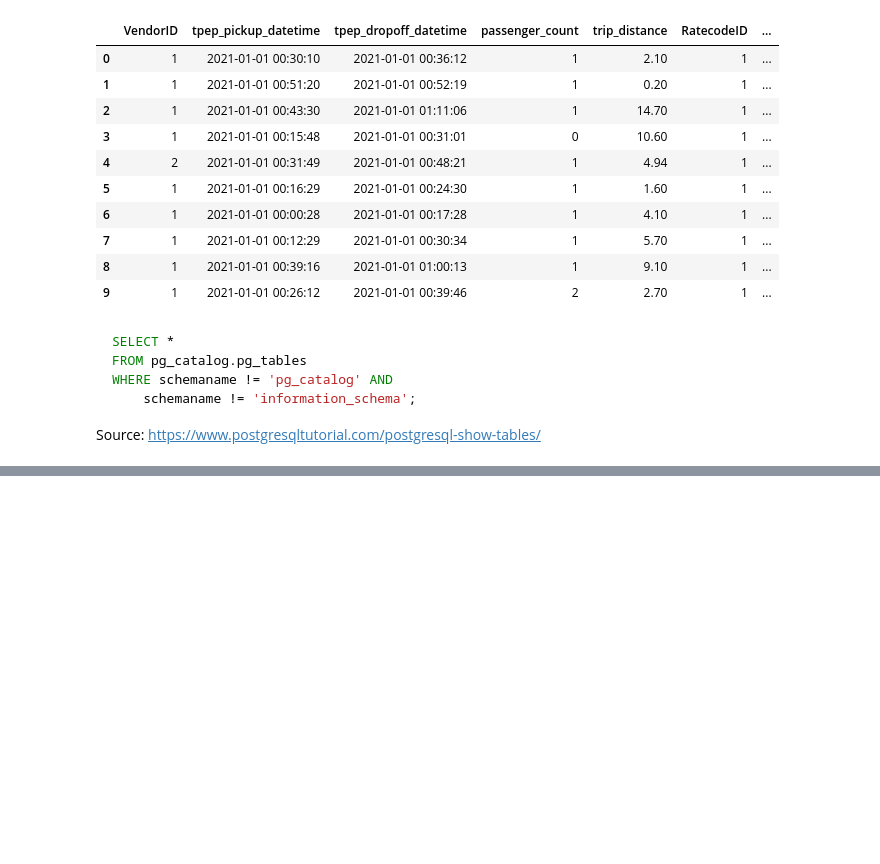
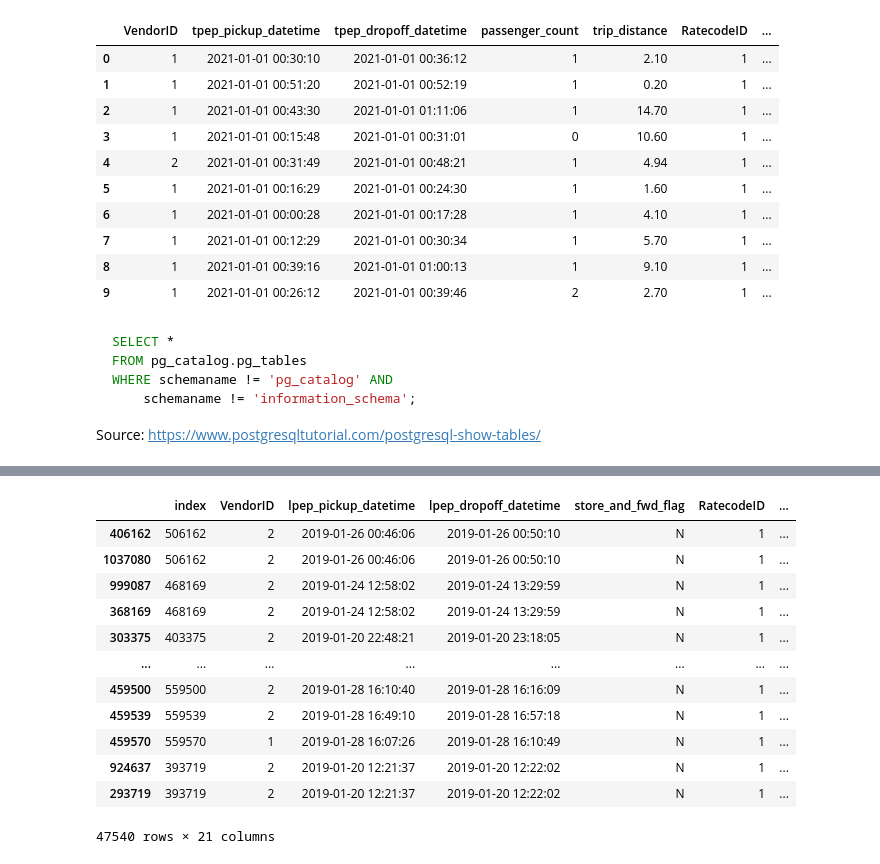
Before and after one commit to rickynauvaldy/data-engineering-zoomcamp, a Jupyter notebook: week_1/docker_sql/pg-test-connection.ipynb, the cells around one changed output, grey strips where cells are left out. Cells and saved outputs as stored; diff of their text form; code cells hidden in the pictures; blank space fills up the shorter version.

```diff
--- a/week_1/docker_sql/pg-test-connection.ipynb
+++ b/week_1/docker_sql/pg-test-connection.ipynb
@@ -98,0 +136,24 @@ Source: https://www.postgresqltutorial.com/postgresql-show-tables/
+# %%
+query = """
+SELECT
+    *
+FROM green_taxi_data
+"""
+
+df = pd.read_sql(query, con=engine)
+# %%
+df[df['PULocationID'] ==7].sort_values('tip_amount',ascending=False)
+# %% [output]
+|  | index | VendorID | lpep_pickup_datetime | lpep_dropoff_datetime | store_and_fwd_flag | RatecodeID | ... |
+| 406162 | 506162 | 2 | 2019-01-26 00:46:06 | 2019-01-26 00:50:10 | N | 1 | ... |
+| 1037080 | 506162 | 2 | 2019-01-26 00:46:06 | 2019-01-26 00:50:10 | N | 1 | ... |
+| 999087 | 468169 | 2 | 2019-01-24 12:58:02 | 2019-01-24 13:29:59 | N | 1 | ... |
+| 368169 | 468169 | 2 | 2019-01-24 12:58:02 | 2019-01-24 13:29:59 | N | 1 | ... |
+| 303375 | 403375 | 2 | 2019-01-20 22:48:21 | 2019-01-20 23:18:05 | N | 1 | ... |
+| ... | ... | ... | ... | ... | ... | ... | ... |
+| 459500 | 559500 | 2 | 2019-01-28 16:10:40 | 2019-01-28 16:16:09 | N | 1 | ... |
+| 459539 | 559539 | 2 | 2019-01-28 16:49:10 | 2019-01-28 16:57:18 | N | 1 | ... |
+| 459570 | 559570 | 1 | 2019-01-28 16:07:26 | 2019-01-28 16:10:49 | N | 1 | ... |
+| 924637 | 393719 | 2 | 2019-01-20 12:21:37 | 2019-01-20 12:22:02 | N | 1 | ... |
+| 293719 | 393719 | 2 | 2019-01-20 12:21:37 | 2019-01-20 12:22:02 | N | 1 | ... |
+47540 rows × 21 columns
```
Also changed, not shown: parts of 6 cells of this notebook, 1 other file.
